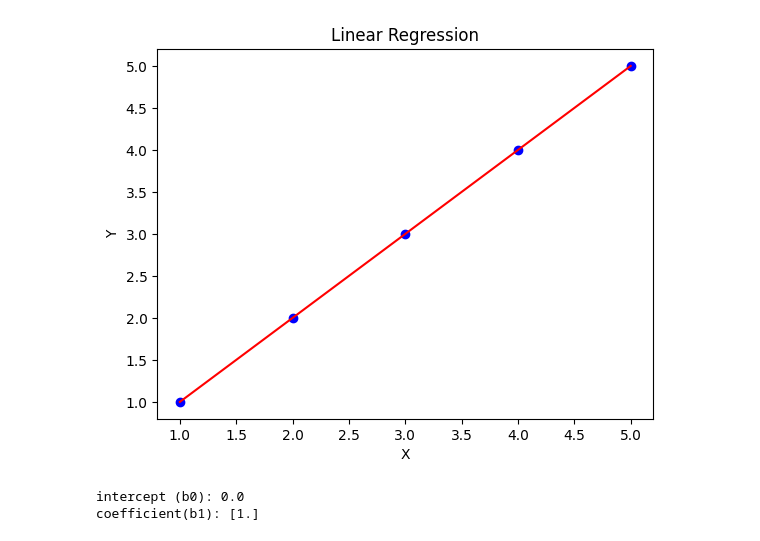
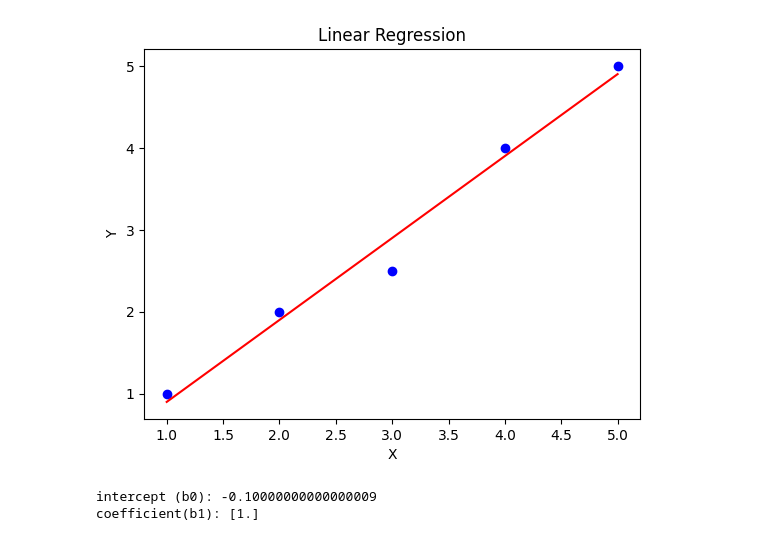
Before and after one commit to GEETHA0809/GEETHA0809, a Jupyter notebook: skill_day_25nov.ipynb, the cells around one changed output. Saved outputs shown, nothing was run; the diff lists cells and outputs as text; code cells hidden in the pictures.

```diff
--- a/skill_day_25nov.ipynb
+++ b/skill_day_25nov.ipynb
@@ -3,22 +3,22 @@
 # %%
 import numpy as np
 import pandas as pd
 import matplotlib.pyplot as plt
 from sklearn.linear_model import LinearRegression
 X=np.array([[1],[2],[3],[4],[5]])
-Y=np.array([1,2,3,4,5])
+Y=np.array([1,2,2.5,4,5])
 model= LinearRegression()
 model.fit(X,Y)
 Y_pred = model.predict(X)
 plt.scatter(X,Y,color='blue')
 plt.plot(X,Y_pred,color='red')
 plt.title("Linear Regression")
 plt.xlabel("X")
 plt.ylabel("Y")
 plt.show()
 print("intercept (b0):", model.intercept_)
 print("coefficient(b1):", model.coef_)
 # %% [output]
-[figure, old version]
+[figure, new version]
-intercept (b0): 0.0
+intercept (b0): -0.10000000000000009
 coefficient(b1): [1.]
```
Also changed, not shown: parts of 4 cells of this notebook.
